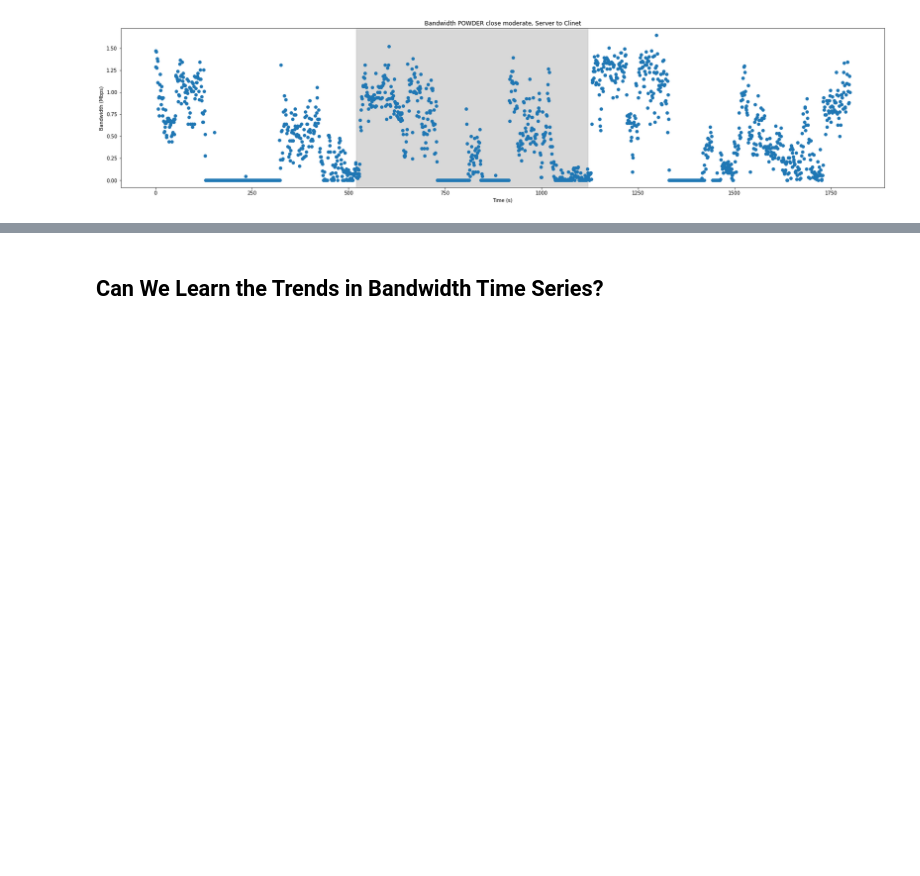
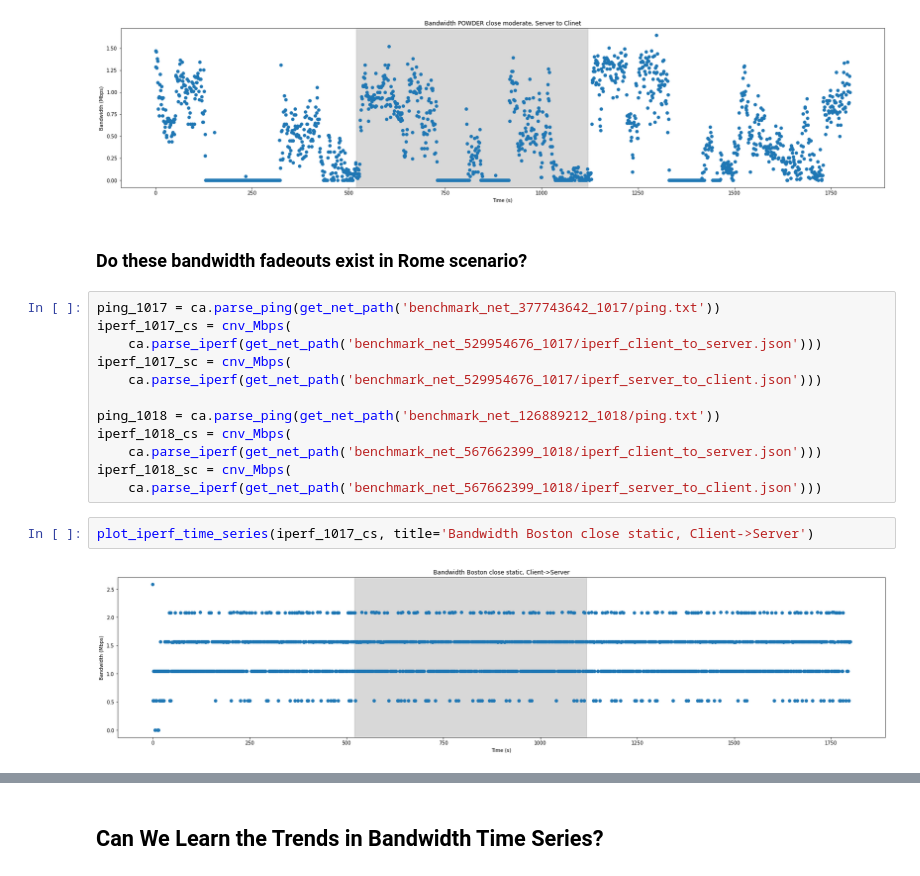
Before and after one commit to nislab/gensync, a Jupyter notebook: run/analysis.ipynb, the cells around one changed output, grey strips where cells are left out. Cells and saved outputs as stored; diff of their text form; blank space fills up the shorter version.

```diff
--- a/run/analysis.ipynb
+++ b/run/analysis.ipynb
@@ -740,3 +741,21 @@ Server -> Client
 plot_iperf_time_series(iperf_1026_sc, title='Bandwidth POWDER close moderate, Server to Clinet')
 # %% [output]
 [figure]
+# %% [markdown]
+### Do these bandwidth fadeouts exist in Rome scenario?
+# %%
+ping_1017 = ca.parse_ping(get_net_path('benchmark_net_377743642_1017/ping.txt'))
+iperf_1017_cs = cnv_Mbps(
+    ca.parse_iperf(get_net_path('benchmark_net_529954676_1017/iperf_client_to_server.json')))
+iperf_1017_sc = cnv_Mbps(
+    ca.parse_iperf(get_net_path('benchmark_net_529954676_1017/iperf_server_to_client.json')))
+
+ping_1018 = ca.parse_ping(get_net_path('benchmark_net_126889212_1018/ping.txt'))
+iperf_1018_cs = cnv_Mbps(
+    ca.parse_iperf(get_net_path('benchmark_net_567662399_1018/iperf_client_to_server.json')))
+iperf_1018_sc = cnv_Mbps(
+    ca.parse_iperf(get_net_path('benchmark_net_567662399_1018/iperf_server_to_client.json')))
+# %%
+plot_iperf_time_series(iperf_1017_cs, title='Bandwidth Boston close static, Client->Server')
+# %% [output]
+[figure, added]
```
Also changed, not shown: parts of 21 cells of this notebook, 10 other files.
